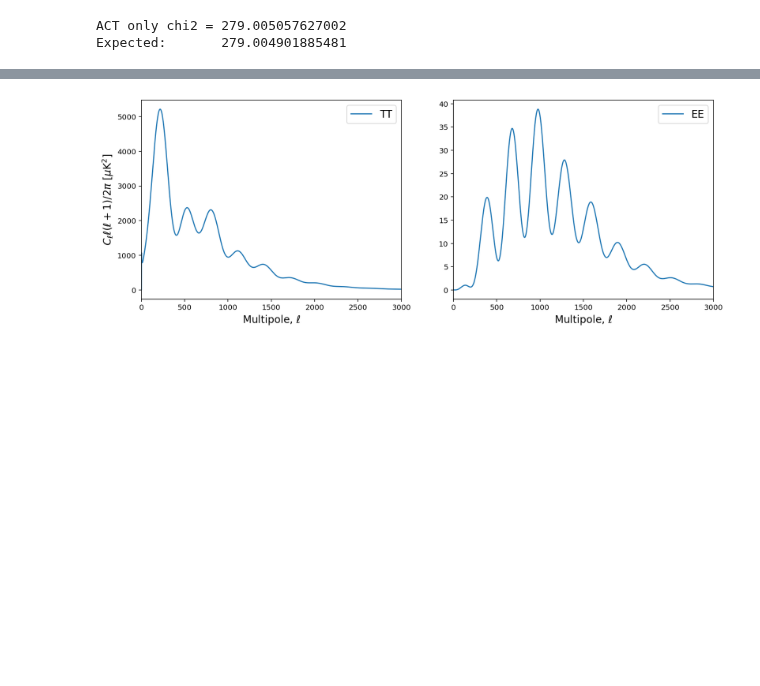
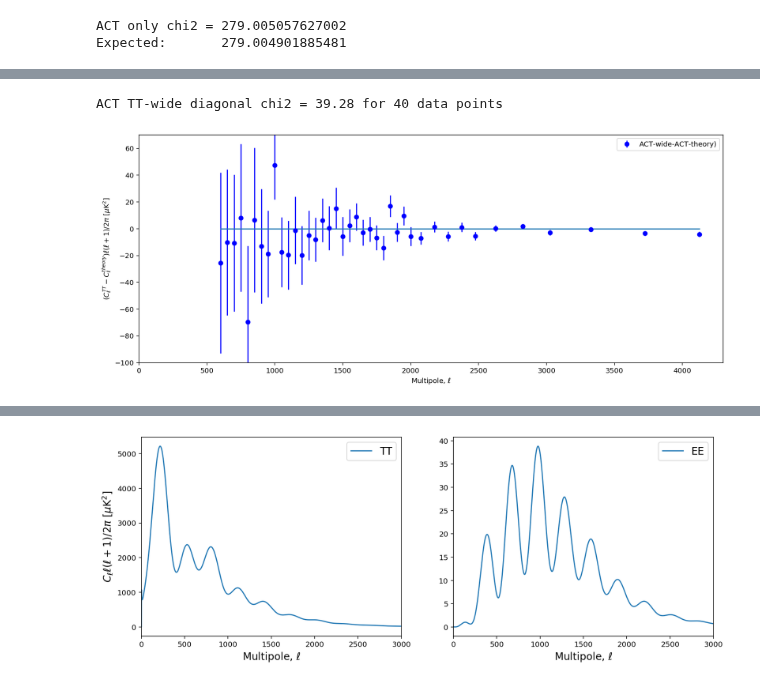
Before and after one commit to ACTCollaboration/DR4_DR5_Notebooks, a Jupyter notebook: Notebooks/Section_10_ACT_likelihood.ipynb, the cells around one changed output, grey strips where cells are left out. Cells and saved outputs as stored; diff of their text form; code cells hidden in the pictures; blank space fills up the shorter version.

```diff
--- a/Notebooks/Section_10_ACT_likelihood.ipynb
+++ b/Notebooks/Section_10_ACT_likelihood.ipynb
@@ -131,0 +167,35 @@ Expected:       279.004901885481
+# %%
+# We begin by creating an array of ell values the range from 2 to 5000
+l_list = np.array(range(2, like.tt_lmax + 1))
+
+# Our data above was binned and so in order to compare to theory we
+# will need to similarly bin the theory curve from above
+
+# Start by reading in the Dl values annd converting to cls
+cltt = np.zeros(like.lmax_win)
+cltt[1 : like.tt_lmax] = (dell_tt[: like.tt_lmax - 1] / l_list / (l_list + 1.0) * 2.0 * np.pi)
+
+# now we bin these cl values just as we did for the data above
+bmax, lmax_win = like.bmax, like.lmax_win
+cth_tt = like.win_func_w[2 * bmax : 3 * bmax, 1:lmax_win] @ cltt[1:lmax_win]
+
+# We convert the binned cl values to binned Dl by multiplying through by l(l+1)/2pi
+dth_tt = cth_tt[like.b0:like.b0+like.nbintt]*like.bval[wmin:wmax]**2/(2.*np.pi)
+
+# Now we have binned data and binned theory and so can plot the residuals
+plt.figure(figsize=(15,6))
+plt.errorbar(TT_bval,TT_dat-dth_tt,yerr = TT_err, fmt='bo',label="ACT-wide-ACT-theory)")
+plt.plot(TT_bval, (TT_dat-dth_tt)*0.)
+plt.xlabel(r"Multipole, $\ell$")
+plt.ylabel(r"$(C_{\ell}^{TT}-C_{\ell}^{theory}) \ell (\ell+1) / 2 \pi$ $[\mu$K$^2]$")
+plt.legend()
+plt.xlim(0,4300)
+plt.ylim(-100,70)
+
+
+# We can also find the chisq of this binned data and print it out
+chi_act_TT = (TT_dat-dth_tt)**2/TT_err**2
+print("ACT TT-wide diagonal chi2 = " + "{0:.2f}".format(np.sum(chi_act_TT))+ " for 40 data points")
+# %% [output]
+ACT TT-wide diagonal chi2 = 39.28 for 40 data points
+[figure, added]
```
Also changed, not shown: parts of 9 cells of this notebook, 3 other files.
